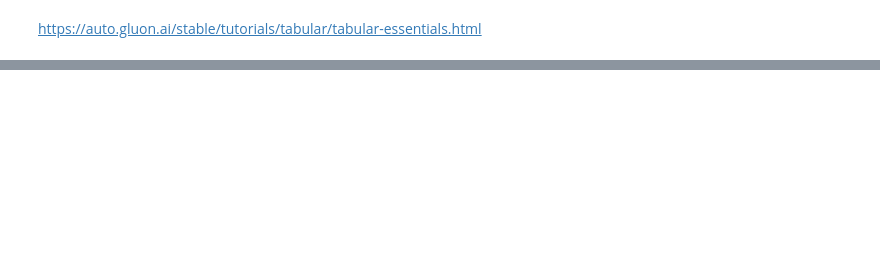
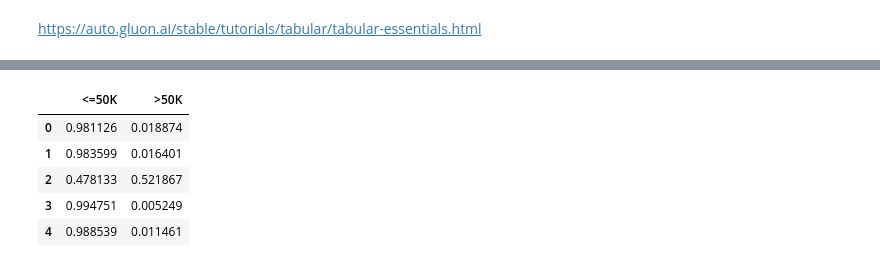
Before and after one commit to flyinacres/autogluon, a Jupyter notebook: autogluon-tabular-essentials.ipynb, the cells around one changed output, grey strips where cells are left out. Saved outputs shown, nothing was run; the diff lists cells and outputs as text; code cells hidden in the pictures; blank space fills up the shorter version.

```diff
--- a/autogluon-tabular-essentials.ipynb
+++ b/autogluon-tabular-essentials.ipynb
@@ -32,0 +39,3 @@ train_data.head()
+# %%
+label = 'class'
+print(f"Unique classes: {list(train_data[label].unique())}")
@@ -32,0 +44,2 @@ train_data.head()
+# %%
+predictor = TabularPredictor(label=label).fit(train_data)
@@ -32,0 +85,10 @@ train_data.head()
+# %%
+y_pred_proba = predictor.predict_proba(test_data)
+y_pred_proba.head()  # Prediction Probabilities
+# %% [output]
+|  | <=50K | >50K |
+| 0 | 0.981126 | 0.018874 |
+| 1 | 0.983599 | 0.016401 |
+| 2 | 0.478133 | 0.521867 |
+| 3 | 0.994751 | 0.005249 |
+| 4 | 0.988539 | 0.011461 |
```
Also changed, not shown: parts of 7 cells of this notebook.
